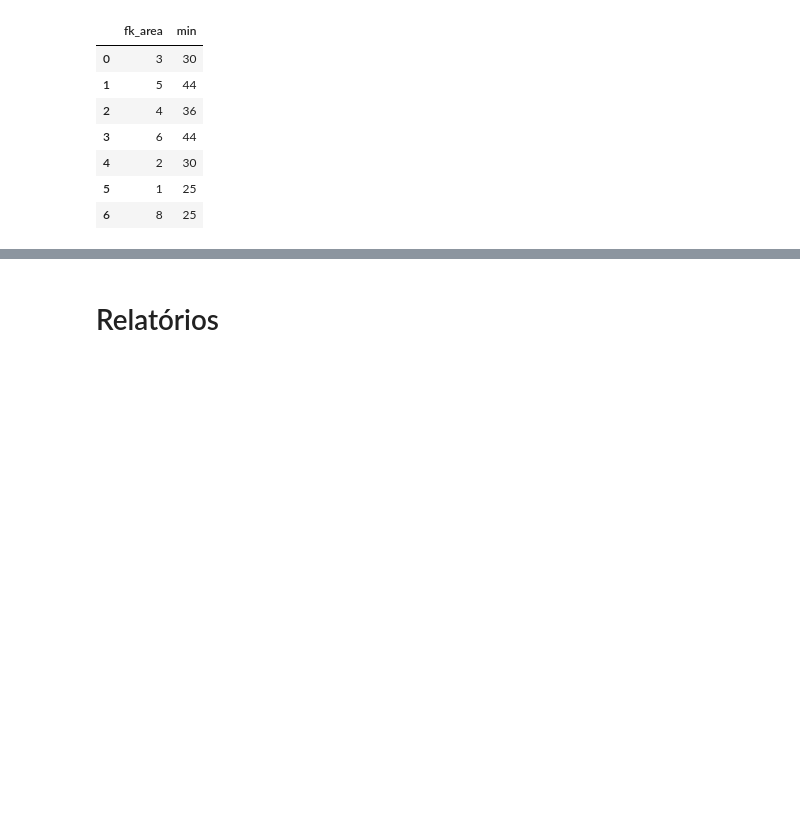
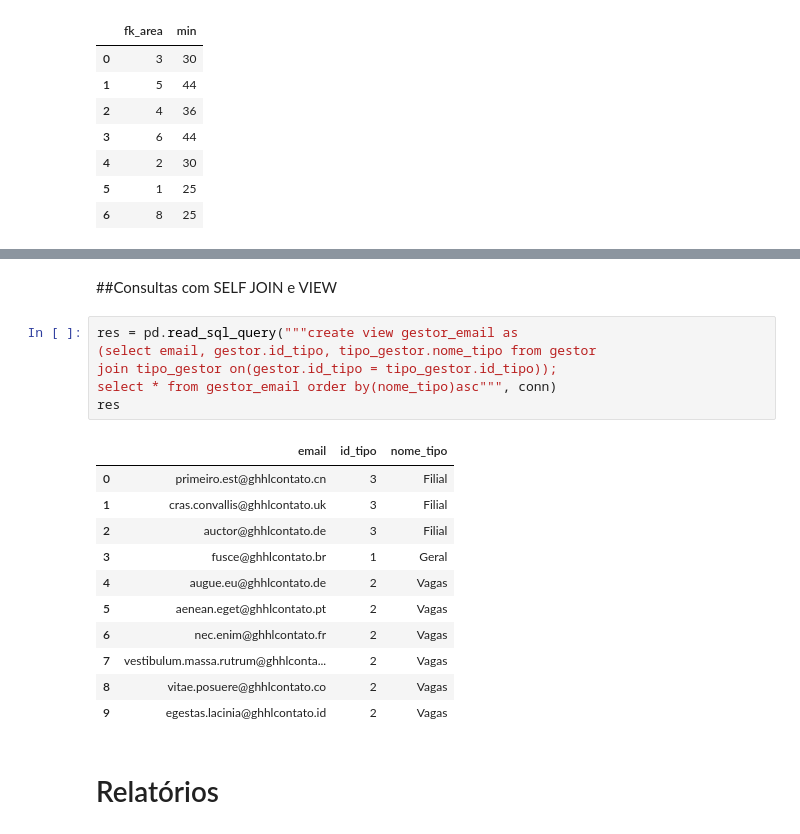
Before and after one commit to MateusLannes/Trabalho_BD1_2022, a Jupyter notebook: Files/ColabGHHL_Contrat.ipynb, the cells around one changed output, grey strips where cells are left out. Saved outputs shown, nothing was run; the diff lists cells and outputs as text; blank space fills up the shorter version.

```diff
--- a/Files/ColabGHHL_Contrat.ipynb
+++ b/Files/ColabGHHL_Contrat.ipynb
@@ -894,3 +957,23 @@ res
+# %% [markdown]
+##Consultas com SELF JOIN e VIEW
+# %%
+res = pd.read_sql_query("""create view gestor_email as
+(select email, gestor.id_tipo, tipo_gestor.nome_tipo from gestor
+join tipo_gestor on(gestor.id_tipo = tipo_gestor.id_tipo));
+select * from gestor_email order by(nome_tipo)asc""", conn)
+res
+# %% [output]
+|  | email | id_tipo | nome_tipo |
+| 0 | primeiro.est@ghhlcontato.cn | 3 | Filial |
+| 1 | cras.convallis@ghhlcontato.uk | 3 | Filial |
+| 2 | auctor@ghhlcontato.de | 3 | Filial |
+| 3 | fusce@ghhlcontato.br | 1 | Geral |
+| 4 | augue.eu@ghhlcontato.de | 2 | Vagas |
+| 5 | aenean.eget@ghhlcontato.pt | 2 | Vagas |
+| 6 | nec.enim@ghhlcontato.fr | 2 | Vagas |
+| 7 | vestibulum.massa.rutrum@ghhlconta... | 2 | Vagas |
+| 8 | vitae.posuere@ghhlcontato.co | 2 | Vagas |
+| 9 | egestas.lacinia@ghhlcontato.id | 2 | Vagas |
 # %% [markdown]
 # Relatórios
 # %% [markdown]
```
Also changed, not shown: parts of 4 cells of this notebook.
